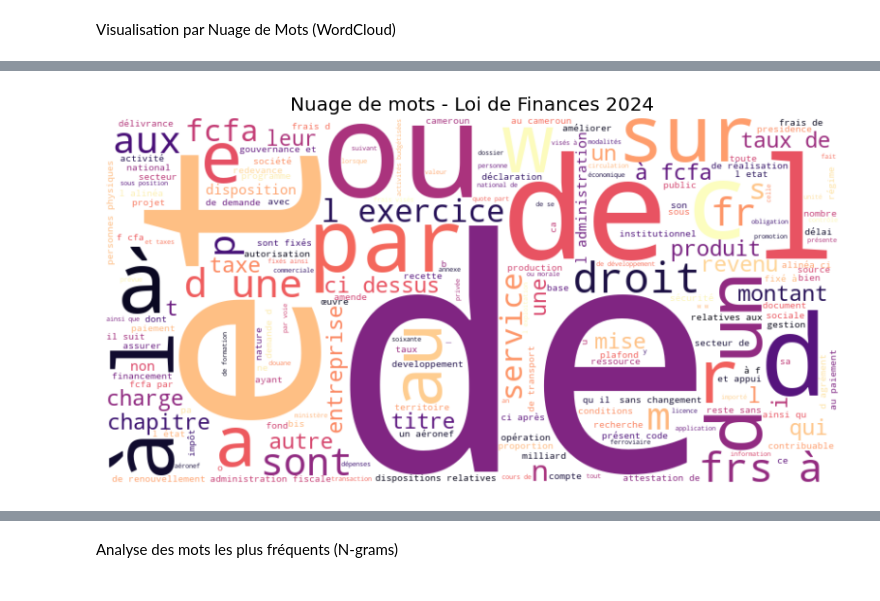
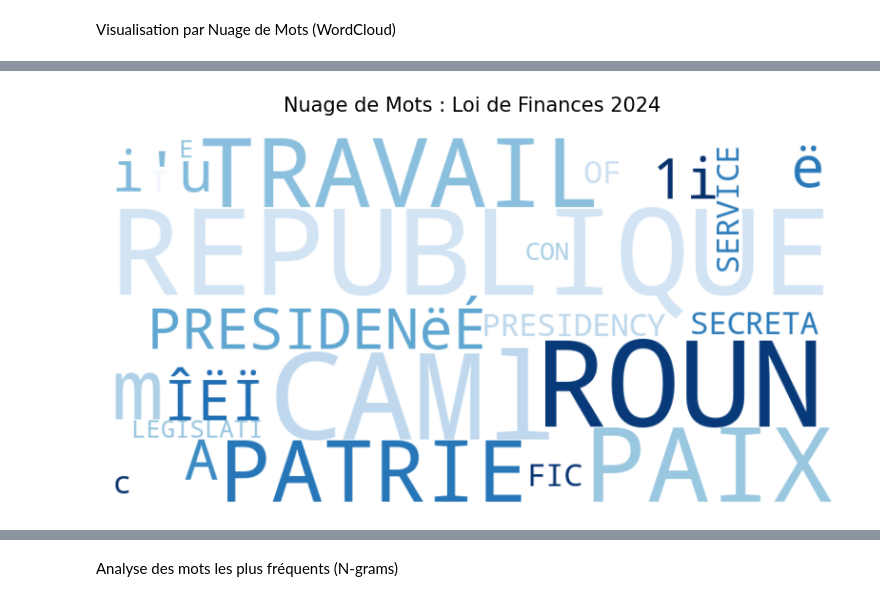
Before and after one commit to EMOS655/Projet-NLP, a Jupyter notebook: notebooks/01_exploration.ipynb, the cells around one changed output, grey strips where cells are left out. Cells and saved outputs as stored; diff of their text form; code cells hidden in the pictures.

```diff
--- a/notebooks/01_exploration.ipynb
+++ b/notebooks/01_exploration.ipynb
@@ -99,61 +226,47 @@ plt.show()
 # %% [markdown]
 Visualisation par Nuage de Mots (WordCloud)
 # %%
-def generate_wc(data_dict, title):
-    if not data_dict:
-        print(f"⚠️ Dictionnaire vide pour {title}")
+from wordcloud import WordCloud
+import matplotlib.pyplot as plt
+
+def generer_nuage_mots(df, titre, couleur):
+    if df.empty:
+        print(f"[!] Pas de données pour le nuage : {titre}")
         return
 
-    text_content = ""
+    # Regroupement de tout le texte brut en une seule chaîne
+    texte_complet = " ".join(df['Contenu Brut'].astype(str).tolist())
 
-    # 1. Extraction si 'sentences' existe
-    if 'sentences' in data_dict and data_dict['sentences']:
-        text_content = " ".join([str(s) for s in data_dict['sentences']])
+    # Liste de mots à ignorer (mots de liaison courants)
+    mots_inutiles = ['le', 'la', 'les', 'de', 'du', 'des', 'un', 'une', 'et', 'en', 'au', 'aux',
+                     'pour', 'sur', 'dans', 'est', 'sont', 'cette', 'ces', 'par', 'ou']
 
-    # 2. Extraction si 'articles' existe (Cas du dictionnaire de dictionnaires)
-    elif 'articles' in data_dict and data_dict['articles']:
-        articles_data = data_dict['articles']
+    # Création du nuage de mots
+    wordcloud = WordCloud(
+        width=800,
+        height=400,
+        background_color='white',
+        colormap=couleur,
+        stopwords=set(mots_inutiles),
+        max_words=100
+    ).generate(texte_complet)
 
-        # Si c'est un dictionnaire (clés "0", "1", etc.)
-        if isinstance(articles_data, dict):
-            # On récupère les valeurs du dictionnaire
-            values = articles_data.values()
-            # On cherche le texte dans 'content', 'text' ou l'objet lui-même
-            sample = list(values)[0]
-            if isinstance(sample, dict):
-                key = 'content' if 'content' in sample else 'text' if 'text' in sample else None
-                if key:
-                    text_content = " ".join([str(v.get(key, "")) for v in values])
-                else:
-                    text_content = " ".join([str(v) for v in values])
-            else:
-                text_content = " ".join([str(v) for v in values])
-
-        # Si c'est une liste classique
-        elif isinstance(articles_data, list):
-            text_content = " ".join([str(a) for a in articles_data])
-
-    # 3. Nettoyage final
-    text_content = re.sub(r'\d+', '', text_content) # Enlever les nombres
-    text_content = re.sub(r'[^\w\s]', ' ', text_content) # Enlever ponctuation
-
-    if len(text_content.strip()) < 10:
-        print(f"❌ Aucun mot trouvé. Structure détectée : {type(data_dict.get('articles'))}")
-        return
-
-    # 4. Affichage
-    st_words = ["le", "la", "les", "des", "du", "en", "pour", "dans", "est", "article", "loi", "finances"]
-
-    wc = WordCloud(width=800, height=400, background_color='white',
-                   stopwords=st_words, colormap='magma').generate(text_content)
-
-    plt.figure(figsize=(10, 6))
-    plt.imshow(wc, interpolation='bilinear')
-    plt.title(title)
+    # Affichage
+    plt.figure(figsize=(10, 5))
+    plt.imshow(wordcloud, interpolation='bilinear')
+    plt.title(f"Nuage de Mots : {titre}", fontsize=15, pad=20)
     plt.axis('off')
     plt.show()
 
-# Appel
-generate_wc(data_24, "Nuage de mots - Loi de Finances 2024")
-generate_wc(data_25, "Nuage de mots - Loi de Finances 2025")
+# --- GÉNÉRATION DES NUAGES ---
+print("[#] Génération des nuages de mots préliminaires...")
+
+# Nuage pour 2024
+generer_nuage_mots(df_2024, "Loi de Finances 2024", "Blues")
+
+# Nuage pour 2025
+generer_nuage_mots(df_2025, "Loi de Finances 2025", "Oranges")
+
+# Nuage pour la SND30
+generer_nuage_mots(df_snd30, "Document SND30", "Greens")
 # %% [output]
@@ -160 +274 @@ generate_wc(data_25, "Nuage de mots - Loi de Finances 2025")
-[figure, old version]
+[figure, new version]
```
Also changed, not shown: parts of 9 cells of this notebook, 9 other files.
